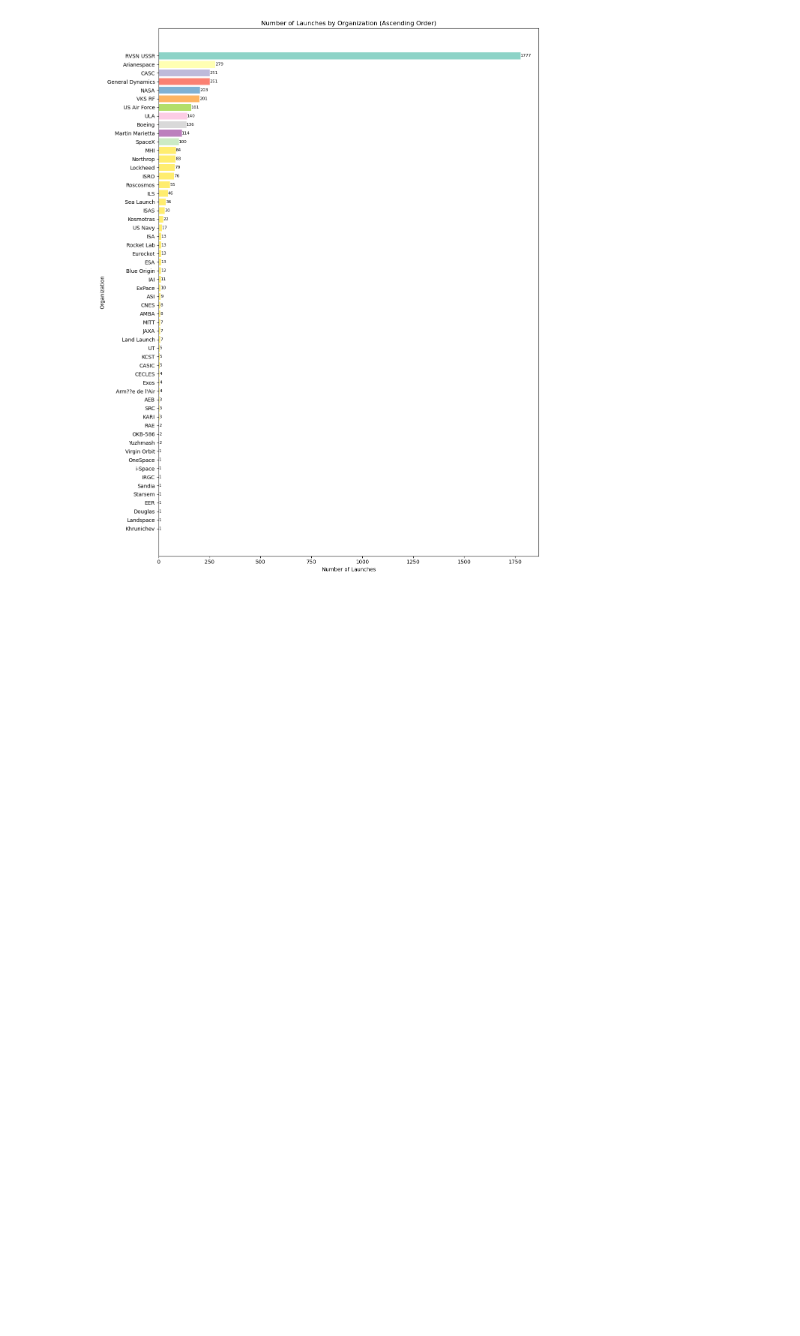
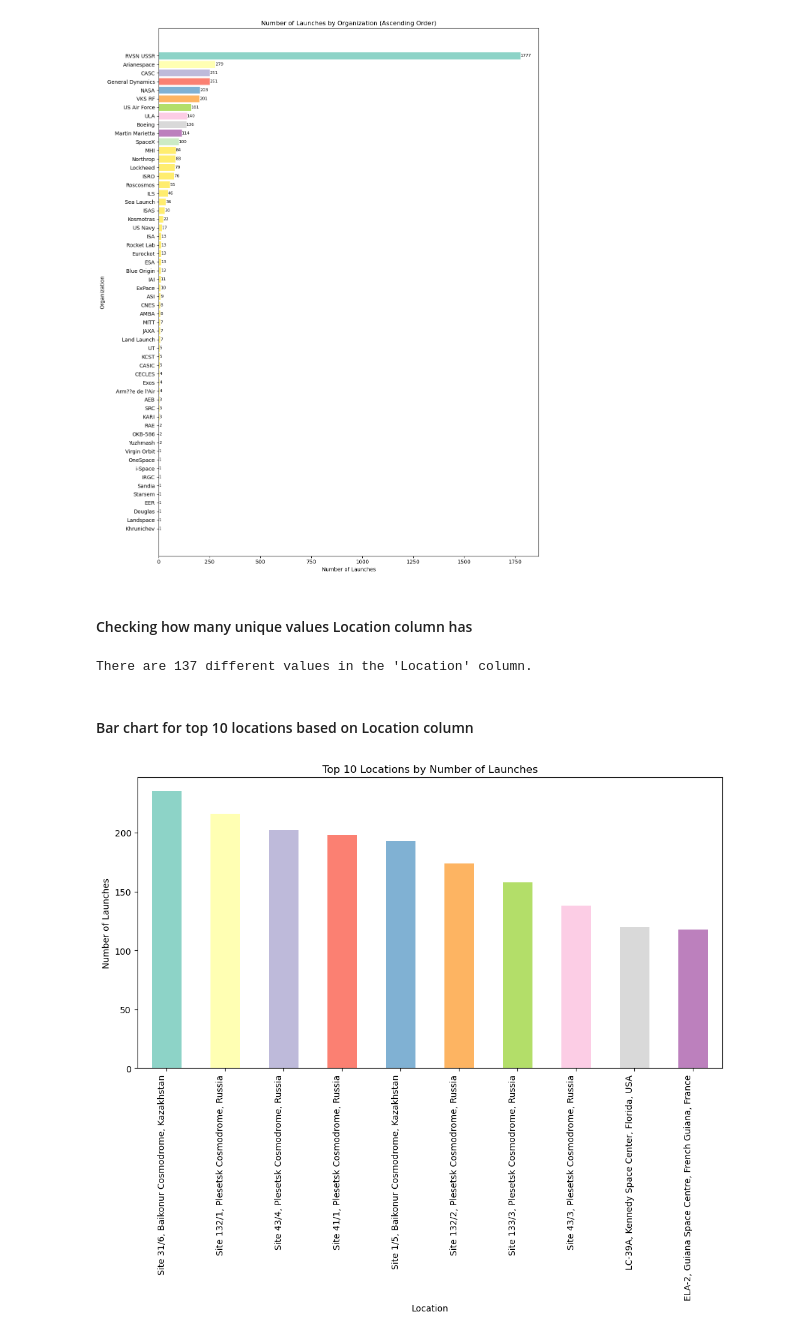
Before and after one commit to dominikvukelic/space_mission_launches, a Jupyter notebook: graphs/graphs.ipynb, the cells around one changed output. Saved outputs shown, nothing was run; the diff lists cells and outputs as text; code cells hidden in the pictures; blank space fills up the shorter version.

Commit message:
working on graphs

```diff
--- a/graphs/graphs.ipynb
+++ b/graphs/graphs.ipynb
@@ -82,3 +82,26 @@ plt.tight_layout()
 plt.show()
 # %% [output]
 [figure]
+# %% [markdown]
+#### Checking how many unique values Location column has
+# %%
+print("There are {} different values in the 'Location' column.".format(df['Location'].nunique()))
+# %% [output]
+There are 137 different values in the 'Location' column.
+# %% [markdown]
+#### Bar chart for top 10 locations based on Location column
+# %%
+top_locations = df['Location'].value_counts().head(10)
+
+plt.figure(figsize=(12, 6))
+colors = plt.cm.Set3(range(len(top_locations)))
+top_locations.plot(kind='bar', color=colors)
+
+plt.title('Top 10 Locations by Number of Launches')
+plt.xlabel('Location')
+plt.ylabel('Number of Launches')
+plt.xticks(rotation=90, ha='right')
+
+plt.show()
+# %% [output]
+[figure, added]
```
